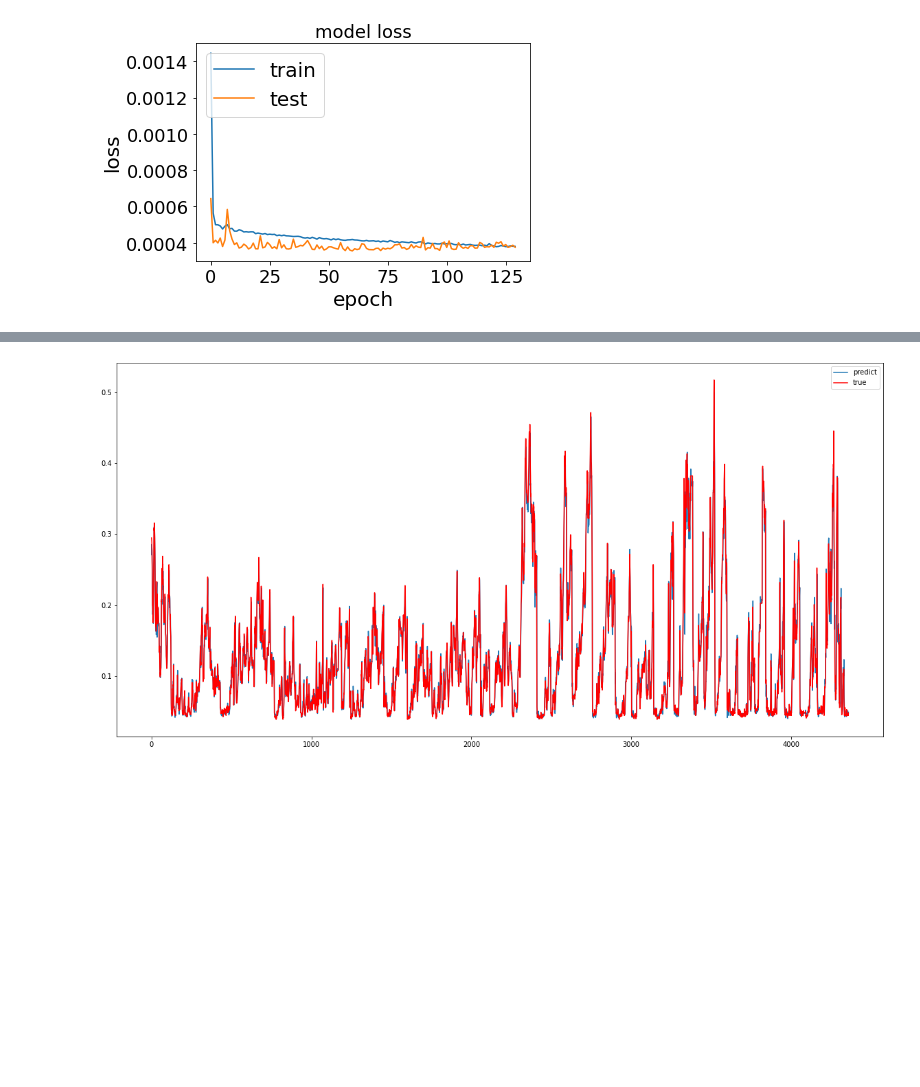
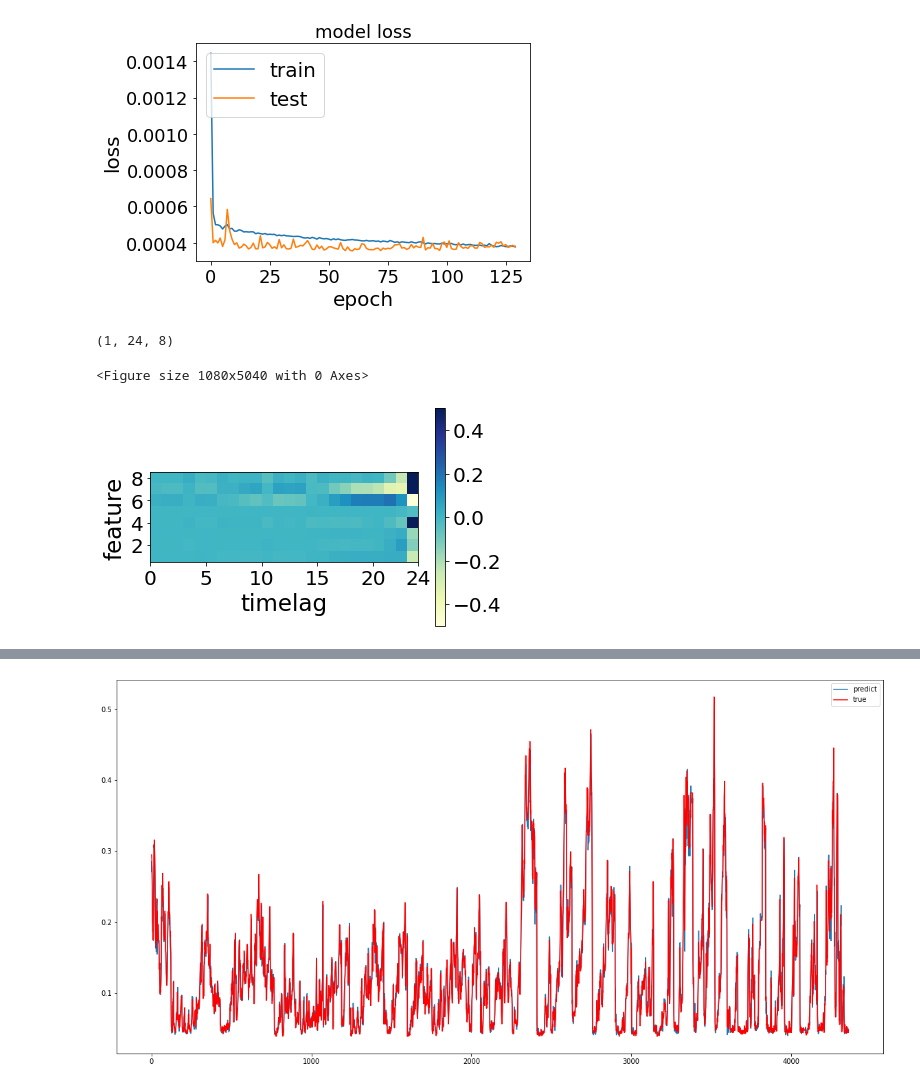
Before and after one commit to ikwak2/hj19_timeseries, a Jupyter notebook: bike_pm2.5/pm2.5_onestep.ipynb, the cells around one changed output, grey strips where cells are left out. Cells and saved outputs as stored; diff of their text form; code cells hidden in the pictures; blank space fills up the shorter version.

```diff
--- a/bike_pm2.5/pm2.5_onestep.ipynb
+++ b/bike_pm2.5/pm2.5_onestep.ipynb
@@ -184,7 +184,7 @@ in1=Conv1D(filters=64, kernel_size=2, activation='relu',padding='same')(in0)
 in1=Conv1D(filters=64, kernel_size=1, activation='relu',padding='same')(in1)
 #in1= BatchNormalization(scale=False)(in1)
 
-#in1=add([in0,in1])
+in1=add([in0,in1])
 #ad=MaxPooling1D(pool_size=2)(ad)
 #in0=LSTM(64,return_sequences=True)(ad)
 #in1=add([first_input,in0])
@@ -198,7 +198,7 @@ in1=Conv1D(filters=64, kernel_size=2, activation='relu',padding='same')(in0)
 in1=Conv1D(filters=64, kernel_size=1, activation='relu',padding='same',name='extractor')(in1)
 #in1= BatchNormalization(scale=False)(in1)
 
-#in1=add([in0,in1])
+in1=add([in0,in1])
 #ad1=MaxPooling1D(pool_size=2)(ad1)
 
 #in0=Conv1D(filters=64, kernel_size=2, activation='relu',padding='same')(ad1)
@@ -314,5 +314,49 @@ plt.show()
 [figure]
 # %%
 model.load_weights('saved_weights/pm2.5_lstmcnn_onestep.hdf5')
+# %%
+import matplotlib.pyplot as plt
+import numpy as np
+
+X_test=testX
+
+grad_weight = gradient_weight(X_test[4], model)
+
+#grad_weight=grad_weight.reshape(48,4)
+
+print(grad_weight.shape)
+plt.figure(figsize=(15,70))
+
+#plt.plot(X_test[8], 'k')
+a=grad_weight.numpy()
+a=a.reshape(24,8)
+a=a.transpose()
+
+#print(a)
+fig, ax = plt.subplots(1,1)
+
+extent = [0 , 24, 0 , 8]
+y_label_list = [2,4,6,8]
+x_label_list = [0,5,10,15,20,24]
+ax.set_xticks([0,5,10,15,20,24])
+
+ax.set_yticks([1.5,3.5,5.5,7.5])
+
+ax.set_xticklabels(x_label_list)
+ax.set_yticklabels(y_label_list)
+
+ax.set_xticklabels(x_label_list)
+ax.set_yticklabels(y_label_list)
+ax.set_ylabel('feature')
+ax.set_xlabel('timelag')
+
+plt.imshow(a,extent = [0 , 24, 0 , 8], vmin=-0.5, vmax=0.5, cmap="YlGnBu", interpolation='nearest')
+plt.colorbar()
+
+plt.show()
+# %% [output]
+(1, 24, 8)
+<Figure size 1080x5040 with 0 Axes>
+[figure, added]
 # %%
 model.load_weights('saved_weights/pm2.5_lstmrescnn_onestep_.hdf5')
```
Also changed, not shown: parts of 8 cells of this notebook, 8 other files.
